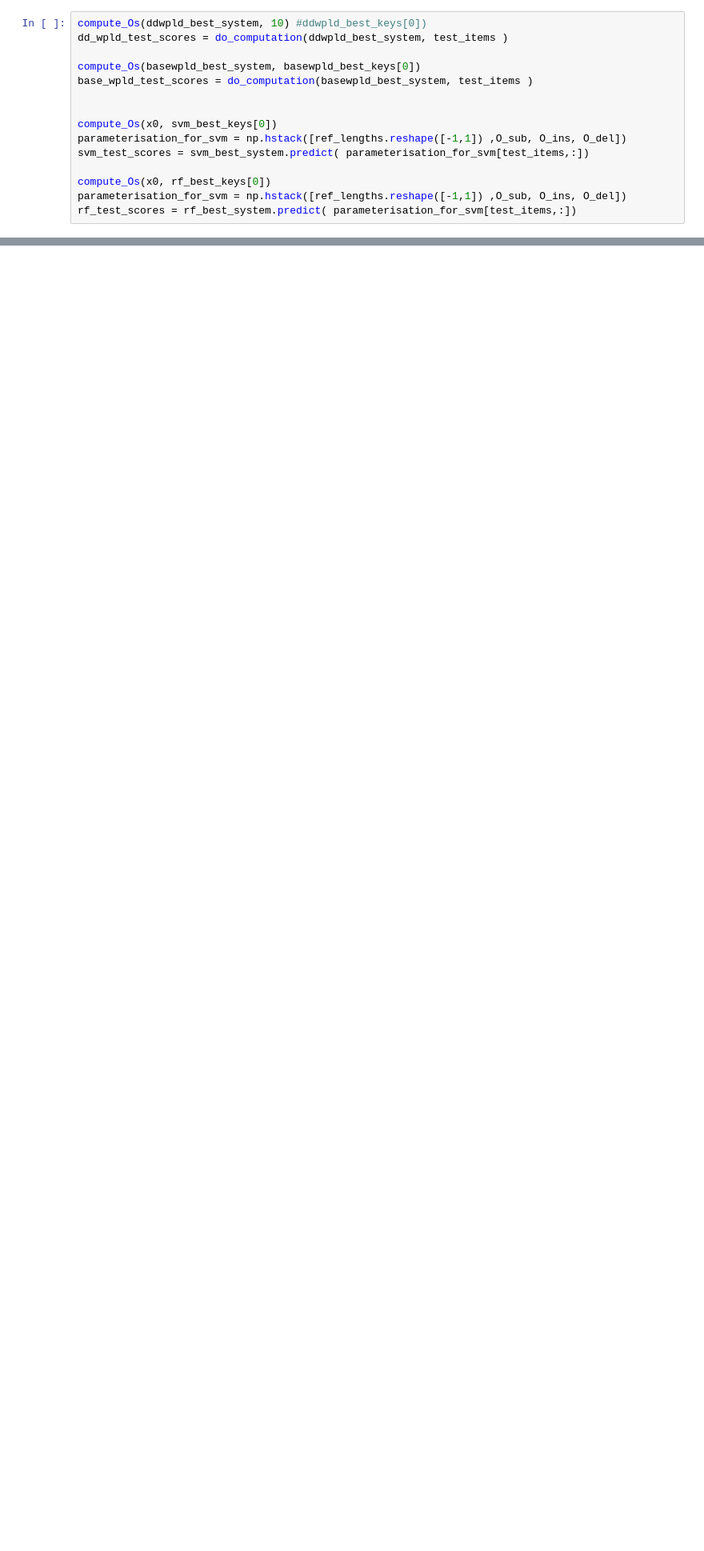
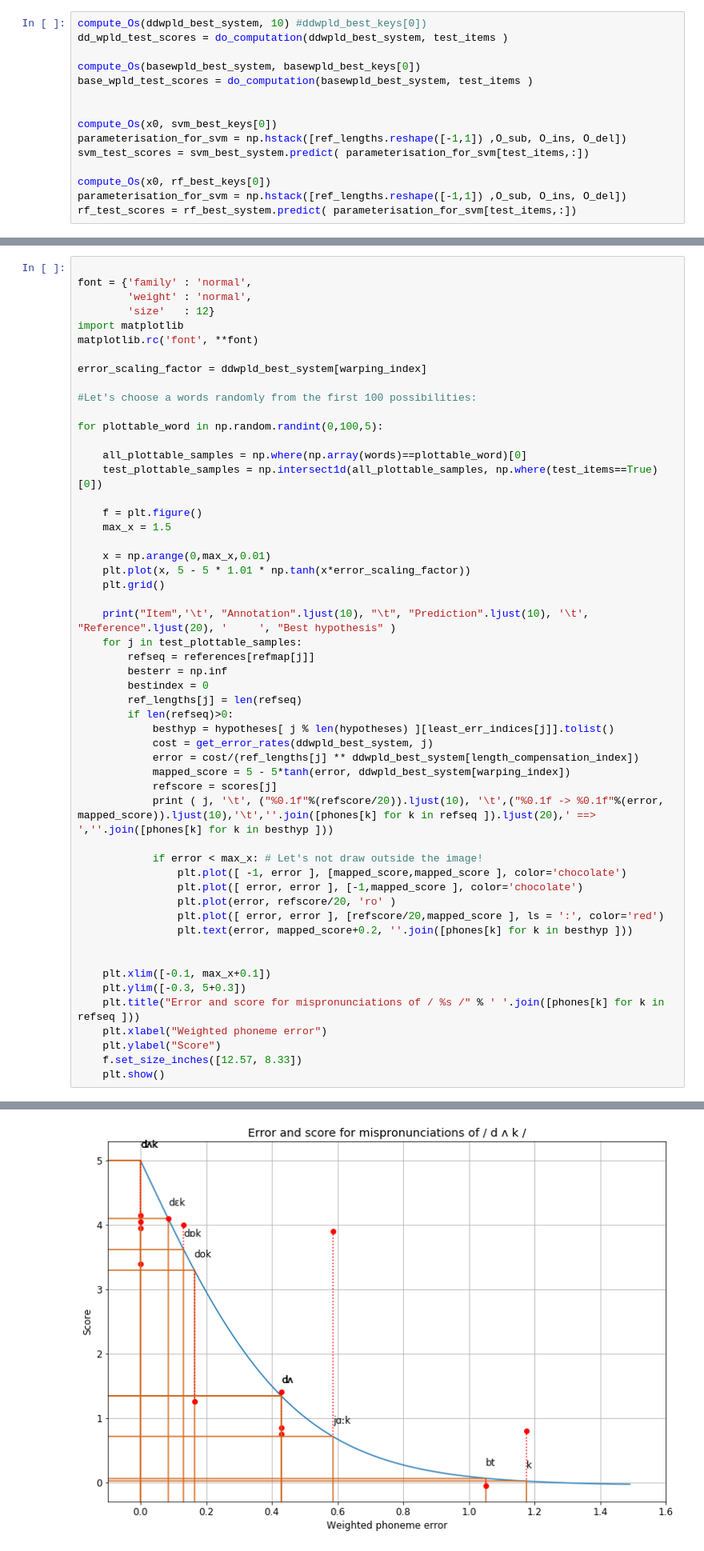
Before and after one commit to aalto-speech/interspeech2019_karhila_et_al, a Jupyter notebook: scoring_experiment.ipynb, the cells around one changed output, grey strips where cells are left out. Shown at 80% size. Drawn from its saved outputs; the diff is of its cells as text; blank space fills up the shorter version.

```diff
--- a/scoring_experiment.ipynb
+++ b/scoring_experiment.ipynb
@@ -895,0 +910,54 @@ Devel items in refmap: 1333
+# %%
+
+font = {'family' : 'normal',
+        'weight' : 'normal',
+        'size'   : 12}
+import matplotlib
+matplotlib.rc('font', **font)
+
+error_scaling_factor = ddwpld_best_system[warping_index]
+
+#Let's choose a words randomly from the first 100 possibilities:
+
+for plottable_word in np.random.randint(0,100,5):
+
+    all_plottable_samples = np.where(np.array(words)==plottable_word)[0]
+    test_plottable_samples = np.intersect1d(all_plottable_samples, np.where(test_items==True)[0])
+
+    f = plt.figure()
+    max_x = 1.5
+
+    x = np.arange(0,max_x,0.01)
+    plt.plot(x, 5 - 5 * 1.01 * np.tanh(x*error_scaling_factor))
+    plt.grid()
+
+    print("Item",'\t', "Annotation".ljust(10), "\t", "Prediction".ljust(10), '\t', "Reference".ljust(20), '     ', "Best hypothesis" )
+    for j in test_plottable_samples:
+        refseq = references[refmap[j]]
+        besterr = np.inf
+        bestindex = 0
+        ref_lengths[j] = len(refseq)
+        if len(refseq)>0:
+            besthyp = hypotheses[ j % len(hypotheses) ][least_err_indices[j]].tolist()
+            cost = get_error_rates(ddwpld_best_system, j)
+            error = cost/(ref_lengths[j] ** ddwpld_best_system[length_compensation_index])
+            mapped_score = 5 - 5*tanh(error, ddwpld_best_system[warping_index])
+            refscore = scores[j]
+            print ( j, '\t', ("%0.1f"%(refscore/20)).ljust(10), '\t',("%0.1f -> %0.1f"%(error, mapped_score)).ljust(10),'\t',''.join([phones[k] for k in refseq ]).ljust(20),' ==> ',''.join([phones[k] for k in besthyp ]))
+
+            if error < max_x: # Let's not draw outside the image!
+                plt.plot([ -1, error ], [mapped_score,mapped_score ], color='chocolate')
+                plt.plot([ error, error ], [-1,mapped_score ], color='chocolate')
+                plt.plot(error, refscore/20, 'ro' )
+                plt.plot([ error, error ], [refscore/20,mapped_score ], ls = ':', color='red')
+                plt.text(error, mapped_score+0.2, ''.join([phones[k] for k in besthyp ]))
+
+
+    plt.xlim([-0.1, max_x+0.1])
+    plt.ylim([-0.3, 5+0.3])
+    plt.title("Error and score for mispronunciations of / %s /" % ' '.join([phones[k] for k in refseq ]))
+    plt.xlabel("Weighted phoneme error")
+    plt.ylabel("Score")
+    f.set_size_inches([12.57, 8.33])
+    plt.show()
+# %% [output]
@@ -895,0 +978 @@ Devel items in refmap: 1333
+[figure, added]
```
Also changed, not shown: parts of 26 cells of this notebook.
